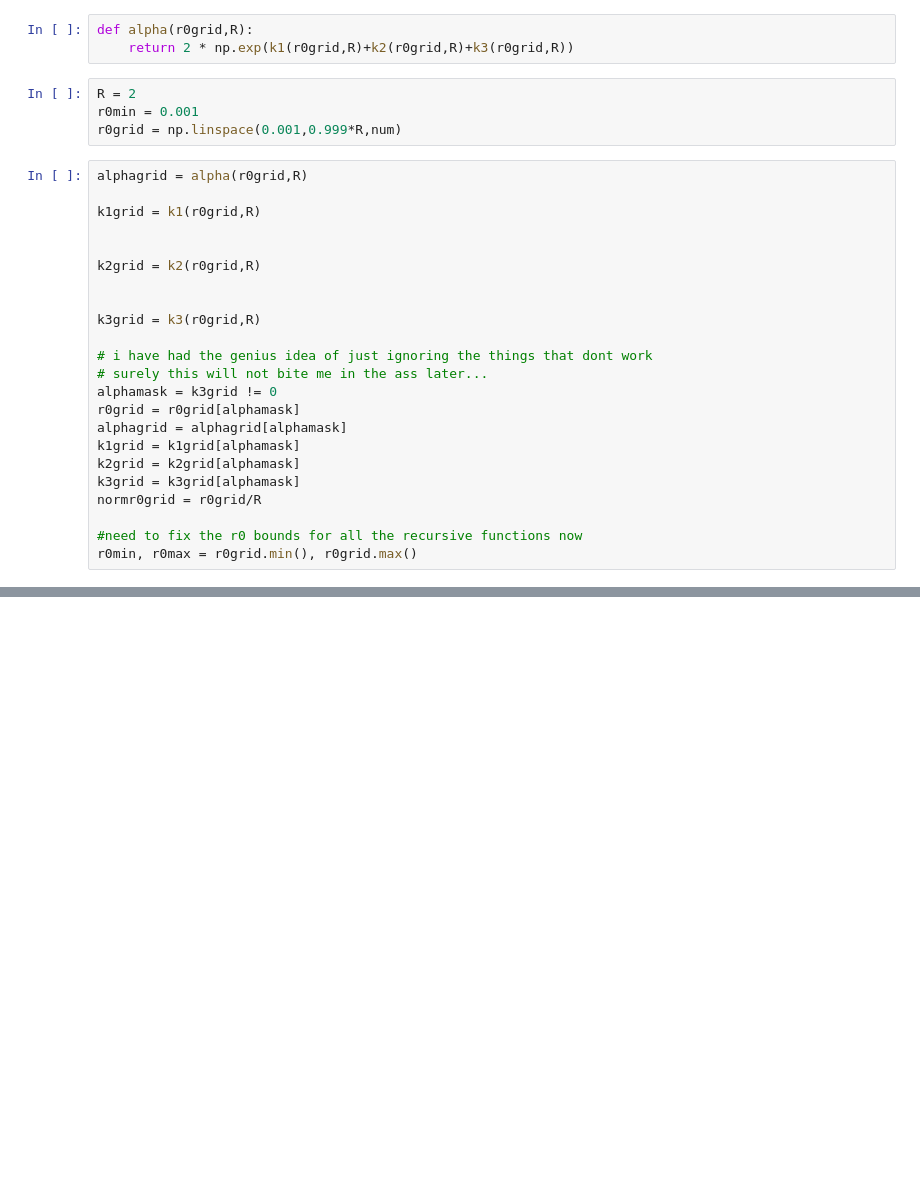
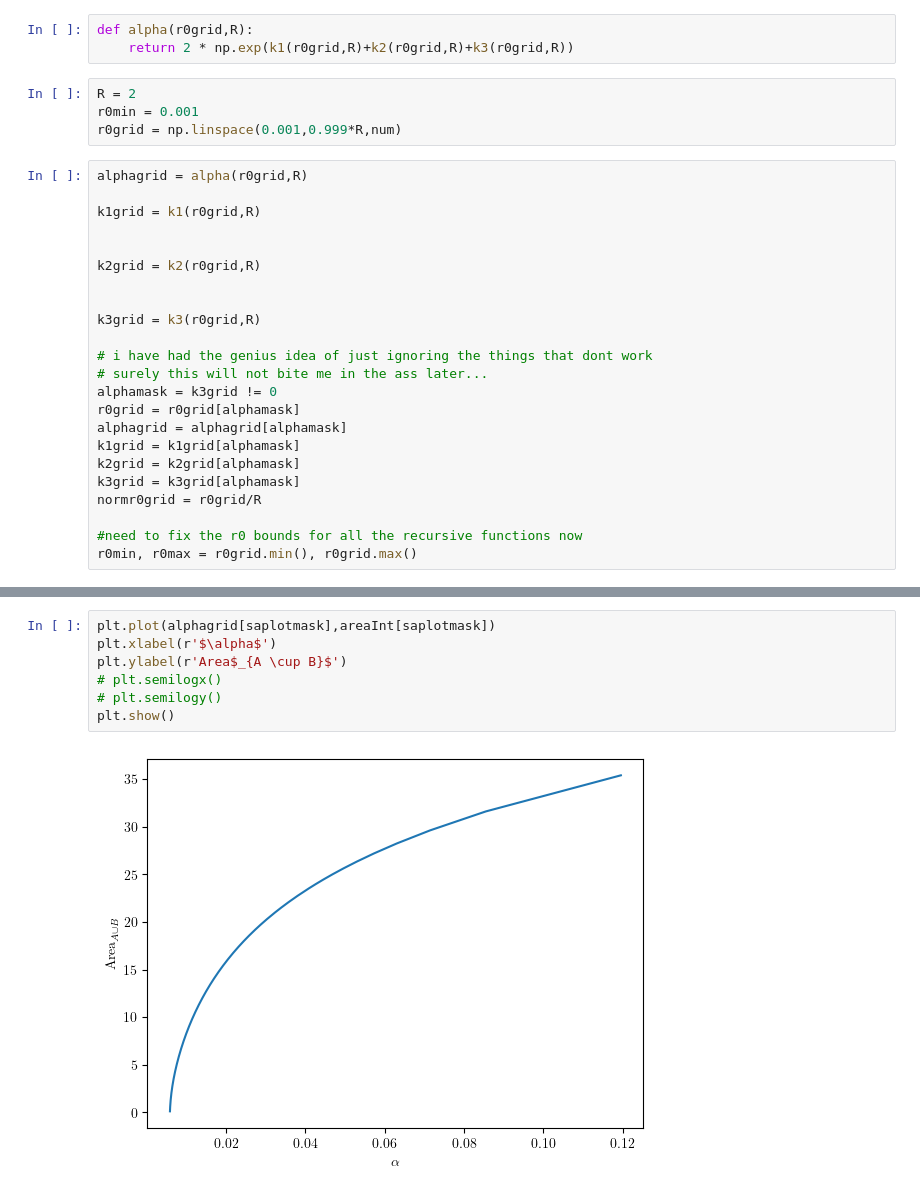
Before and after one commit to Bkorotko03/HoloProj, a Jupyter notebook: NCShock260226.ipynb, the cells around one changed output, grey strips where cells are left out. Drawn from its saved outputs; the diff is of its cells as text; blank space fills up the shorter version.

```diff
--- a/NCShock260226.ipynb
+++ b/NCShock260226.ipynb
@@ -134,0 +194,9 @@ plt.show()
+# %%
+plt.plot(alphagrid[saplotmask],areaInt[saplotmask])
+plt.xlabel(r'$\alpha$')
+plt.ylabel(r'Area$_{A \cup B}$')
+# plt.semilogx()
+# plt.semilogy()
+plt.show()
+# %% [output]
+[figure, added]
```
Also changed, not shown: parts of 19 cells of this notebook.
